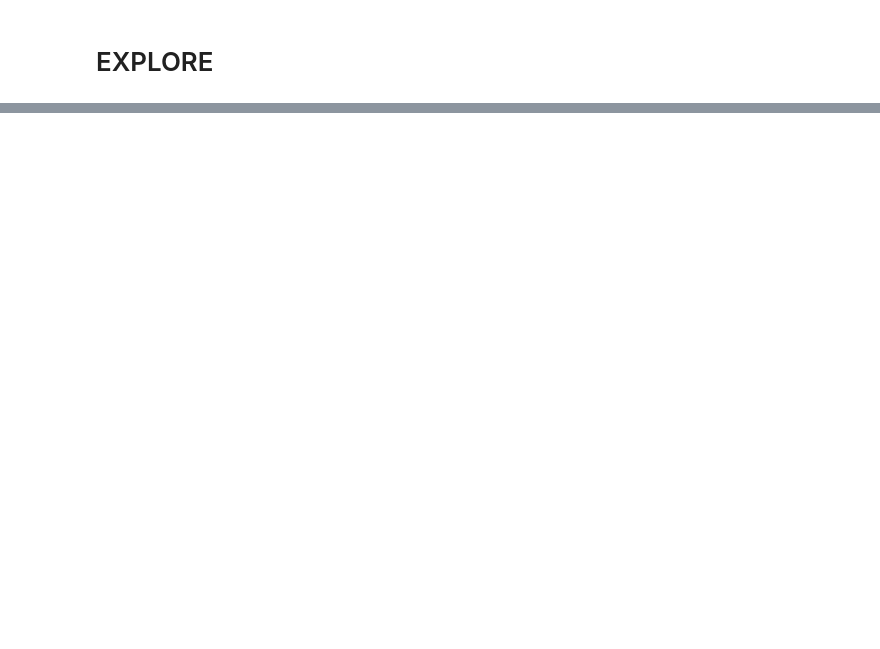
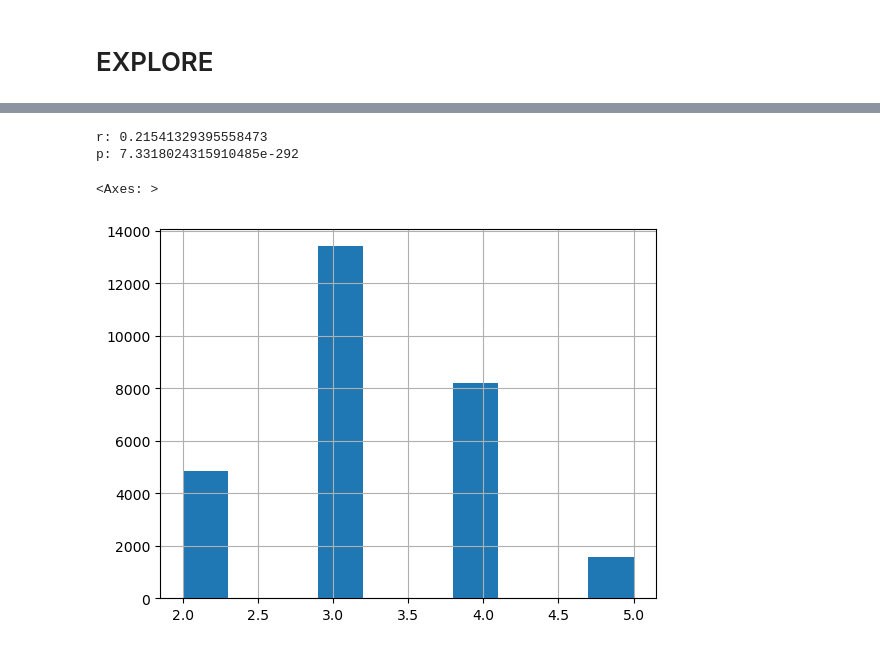
Before and after one commit to Miatta-Sinayoko/Zillow-Regression-Project, a Jupyter notebook: Zillow Regression rough draft.ipynb, the cells around one changed output, grey strips where cells are left out. Cells and saved outputs as stored; diff of their text form; code cells hidden in the pictures; blank space fills up the shorter version.

```diff
--- a/Zillow Regression rough draft.ipynb
+++ b/Zillow Regression rough draft.ipynb
@@ -500,0 +266,13 @@ Improving these factors can reduce churn rates.
+# %%
+r, p = pearsonr(train.bedroom, train.home_value)
+
+print('r:', r)
+print('p:', p)
+# %% [output]
+r: 0.21541329395558473
+p: 7.3318024315910485e-292
+# %%
+train.bedroom.hist()
+# %% [output]
+<Axes: >
+[figure, added]
```
Also changed, not shown: parts of 90 cells of this notebook.
